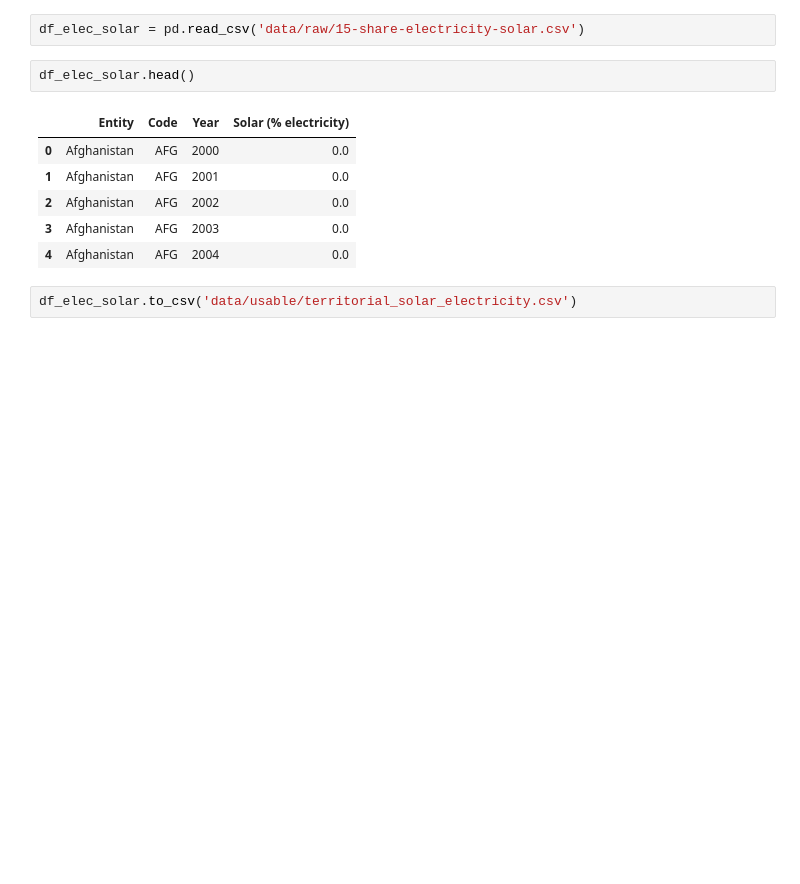
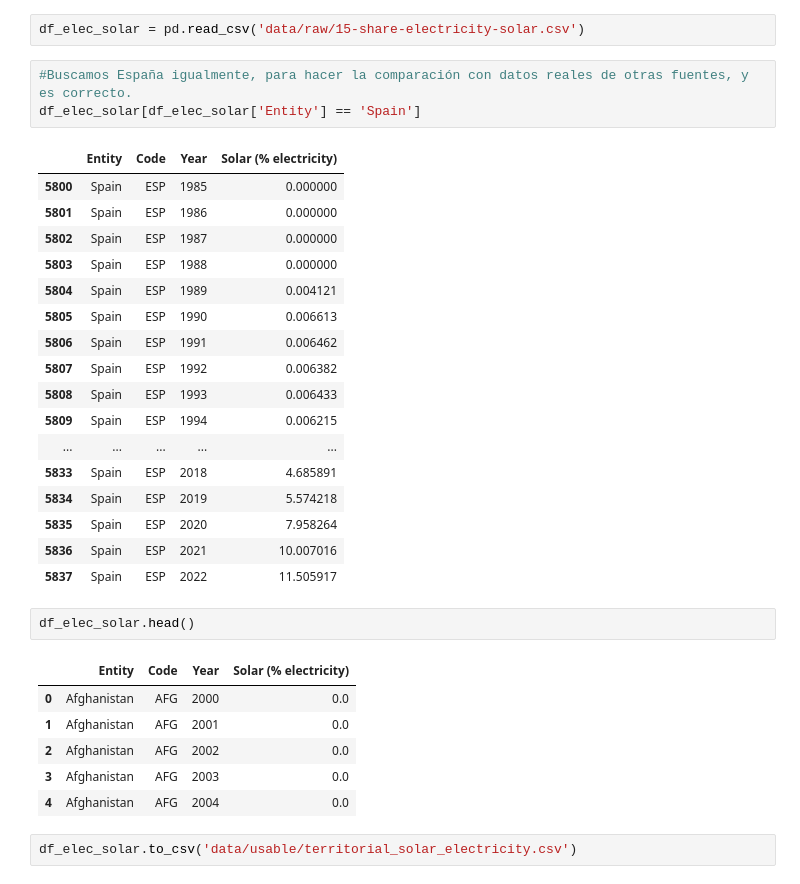
Before and after one commit to sansisimon/renewable-energy-project, a Jupyter notebook: EDA_01.ipynb, the cells around one changed output. Saved outputs shown, nothing was run; the diff lists cells and outputs as text; blank space fills up the shorter version.

```diff
--- a/EDA_01.ipynb
+++ b/EDA_01.ipynb
@@ -265,5 +290,26 @@ df_solar_installed.to_csv('data/usable/territorial_solar_capacity.csv')
 # %%
 df_elec_solar = pd.read_csv('data/raw/15-share-electricity-solar.csv')
+# %%
+#Buscamos España igualmente, para hacer la comparación con datos reales de otras fuentes, y es correcto.
+df_elec_solar[df_elec_solar['Entity'] == 'Spain']
+# %% [output]
+|  | Entity | Code | Year | Solar (% electricity) |
+| 5800 | Spain | ESP | 1985 | 0.000000 |
+| 5801 | Spain | ESP | 1986 | 0.000000 |
+| 5802 | Spain | ESP | 1987 | 0.000000 |
+| 5803 | Spain | ESP | 1988 | 0.000000 |
+| 5804 | Spain | ESP | 1989 | 0.004121 |
+| 5805 | Spain | ESP | 1990 | 0.006613 |
+| 5806 | Spain | ESP | 1991 | 0.006462 |
+| 5807 | Spain | ESP | 1992 | 0.006382 |
+| 5808 | Spain | ESP | 1993 | 0.006433 |
+| 5809 | Spain | ESP | 1994 | 0.006215 |
+| ... | ... | ... | ... | ... |
+| 5833 | Spain | ESP | 2018 | 4.685891 |
+| 5834 | Spain | ESP | 2019 | 5.574218 |
+| 5835 | Spain | ESP | 2020 | 7.958264 |
+| 5836 | Spain | ESP | 2021 | 10.007016 |
+| 5837 | Spain | ESP | 2022 | 11.505917 |
 # %%
 df_elec_solar.head()
 # %% [output]
```
Also changed, not shown: parts of 8 cells of this notebook.
